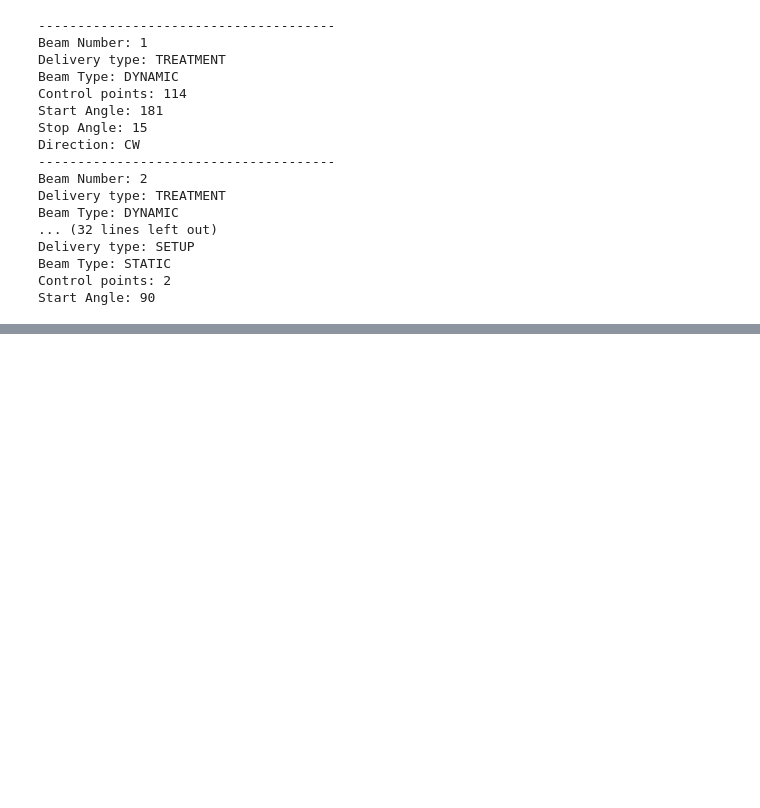
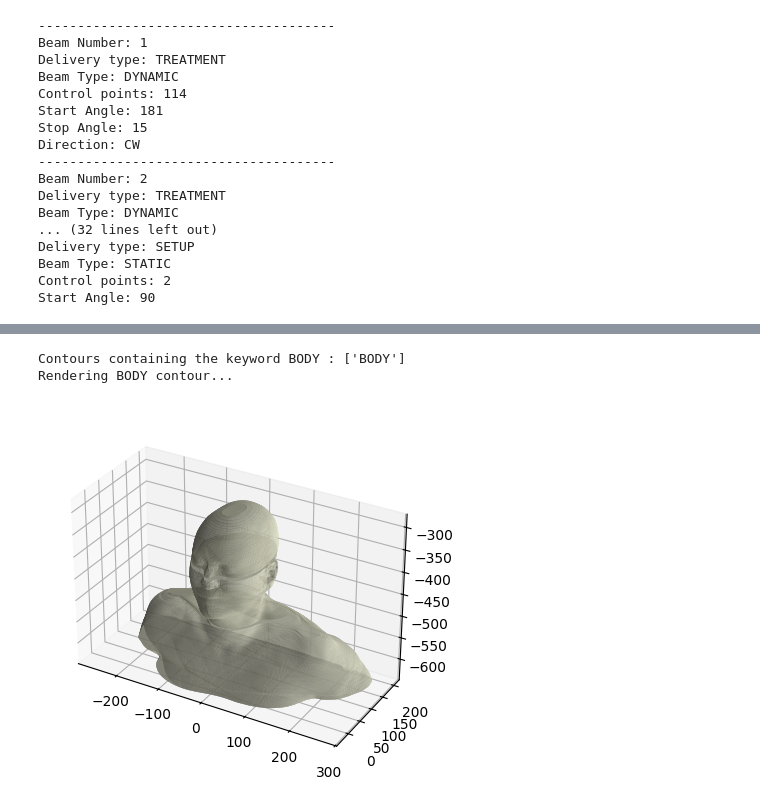
Before and after one commit to kildealab/longiDICOM, a Jupyter notebook: Examples/Sample Notebook - DICOM Basics Demo.ipynb, the cells around one changed output, grey strips where cells are left out. Drawn from its saved outputs; the diff is of its cells as text; code cells hidden in the pictures; blank space fills up the shorter version.

```diff
--- a/Examples/Sample Notebook - DICOM Basics Demo.ipynb
+++ b/Examples/Sample Notebook - DICOM Basics Demo.ipynb
@@ -136,0 +193,7 @@ Start Angle: 90
+# %%
+# RS = RS read file
+plot_RS_structure(RS,'BODY',z_cutoff=-1000,colour='beige')
+# %% [output]
+Contours containing the keyword BODY : ['BODY']
+Rendering BODY contour...
+[figure, added]
```
Also changed, not shown: parts of 11 cells of this notebook.
